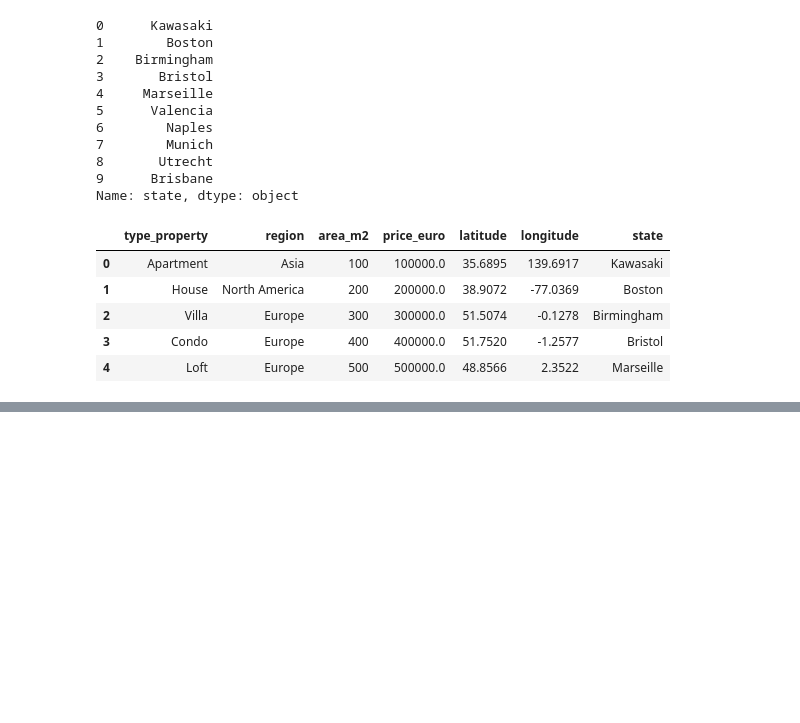
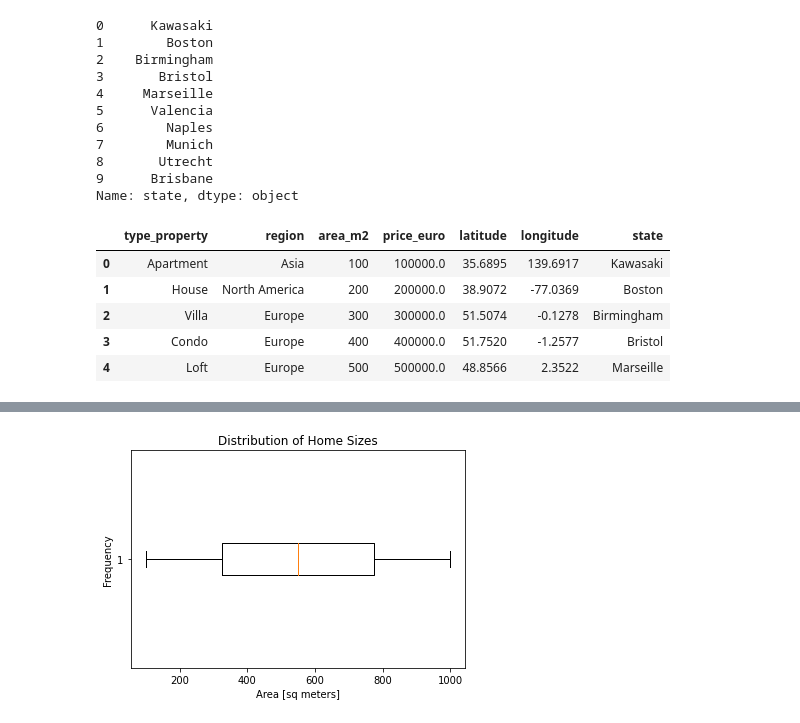
Before and after one commit to Imed-Ha/Pandas-Library, a Jupyter notebook: Dealing_with_data.ipynb, the cells around one changed output, grey strips where cells are left out. Saved outputs shown, nothing was run; the diff lists cells and outputs as text; code cells hidden in the pictures; blank space fills up the shorter version.

```diff
--- a/Dealing_with_data.ipynb
+++ b/Dealing_with_data.ipynb
@@ -107,0 +148,14 @@ df["price_euro"] = (df["price_euro"]*3.19).round(2)
+# %%
+# Build box plot
+plt.boxplot(df['area_m2'], vert=False);
+# Label axes
+plt.xlabel('Area [sq meters]');
+plt.ylabel('Frequency');
+# Add title
+plt.title('Distribution of Home Sizes');
+
+
+# Don't change the code below 👇
+plt.savefig("images/boxplot.png", dpi=150)
+# %% [output]
+[figure, added]
```
Also changed, not shown: parts of 11 cells of this notebook, 5 other files.
